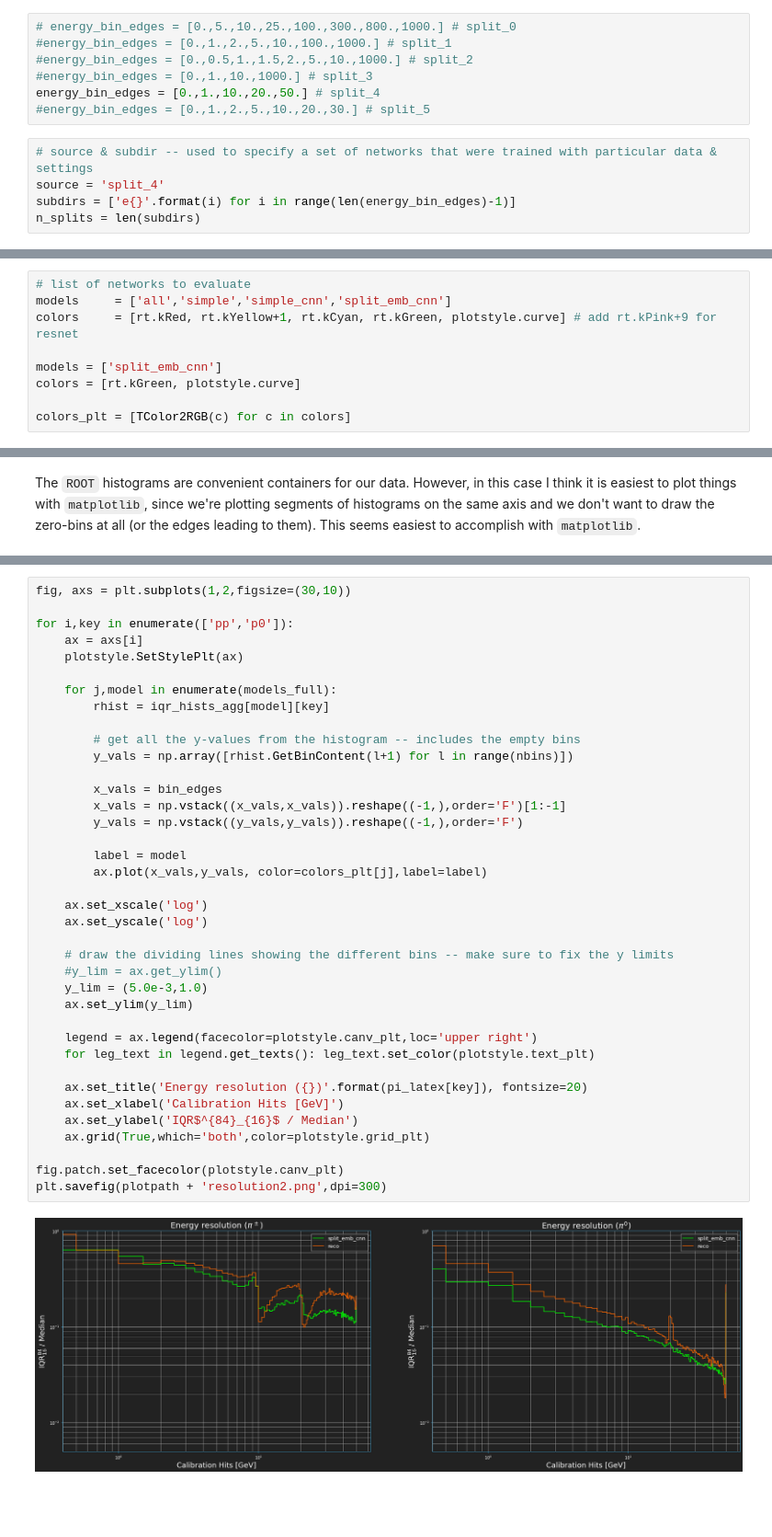
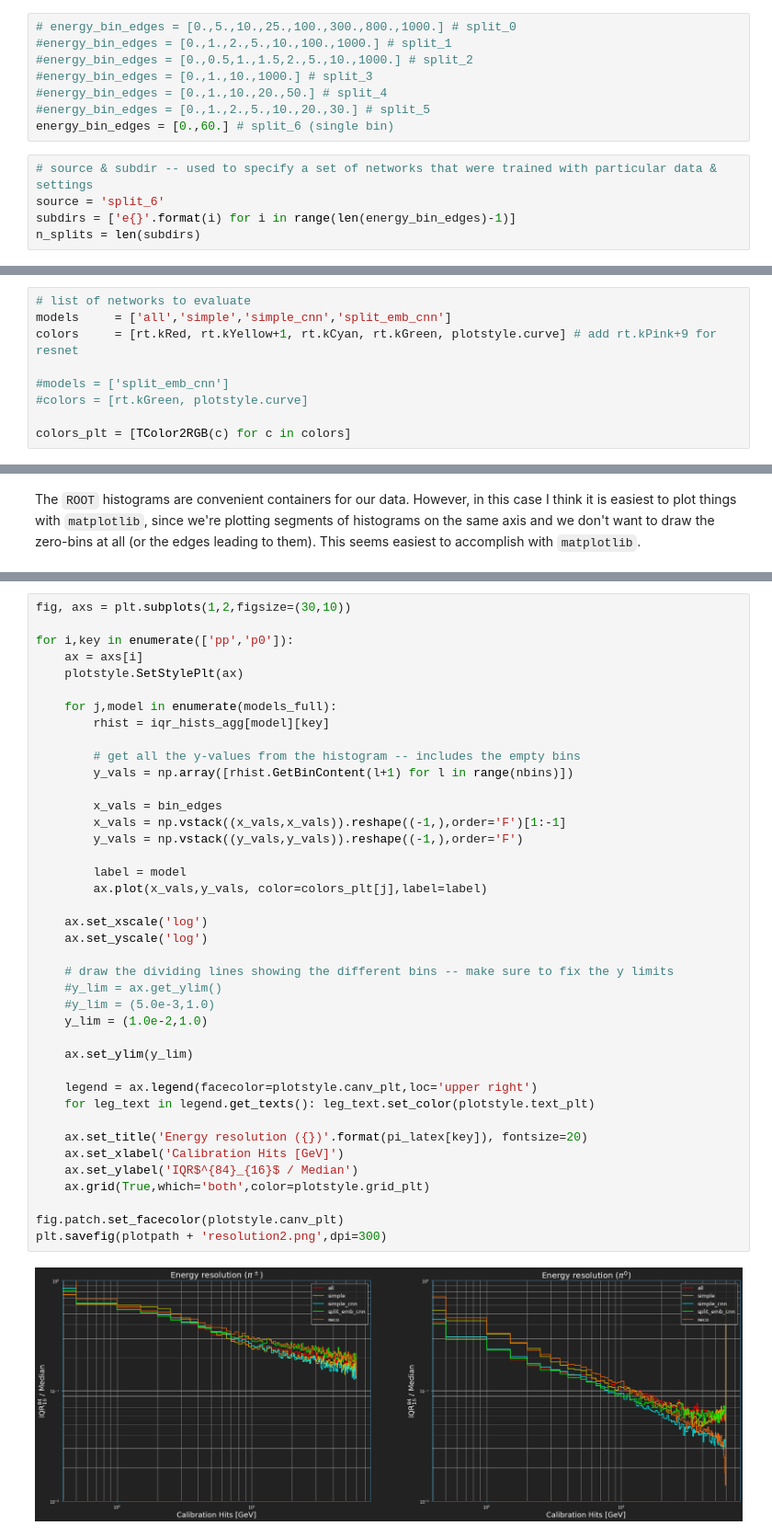
Before and after one commit to atlas-calo-ml/caloml-atlas, a Jupyter notebook: regression_binned/IQRComparison.ipynb, the cells around one changed output, grey strips where cells are left out. Shown at 92% size. Drawn from its saved outputs; the diff is of its cells as text; blank space fills up the shorter version.

```diff
--- a/regression_binned/IQRComparison.ipynb
+++ b/regression_binned/IQRComparison.ipynb
@@ -7,11 +7,12 @@ This notebook makes plots of energy resolution (defined by the interquartile ran
 #energy_bin_edges = [0.,1.,2.,5.,10.,100.,1000.] # split_1
 #energy_bin_edges = [0.,0.5,1.,1.5,2.,5.,10.,1000.] # split_2
 #energy_bin_edges = [0.,1.,10.,1000.] # split_3
-energy_bin_edges = [0.,1.,10.,20.,50.] # split_4
+#energy_bin_edges = [0.,1.,10.,20.,50.] # split_4
 #energy_bin_edges = [0.,1.,2.,5.,10.,20.,30.] # split_5
+energy_bin_edges = [0.,60.] # split_6 (single bin)
 # %%
 # source & subdir -- used to specify a set of networks that were trained with particular data & settings
-source = 'split_4'
+source = 'split_6'
 subdirs = ['e{}'.format(i) for i in range(len(energy_bin_edges)-1)]
 n_splits = len(subdirs)
 # %% [markdown]
@@ -69,8 +73,8 @@ def TColor2RGB(color_index):
 models     = ['all','simple','simple_cnn','split_emb_cnn']
 colors     = [rt.kRed, rt.kYellow+1, rt.kCyan, rt.kGreen, plotstyle.curve] # add rt.kPink+9 for resnet
 
-models = ['split_emb_cnn']
-colors = [rt.kGreen, plotstyle.curve]
+#models = ['split_emb_cnn']
+#colors = [rt.kGreen, plotstyle.curve]
 
 colors_plt = [TColor2RGB(c) for c in colors]
 # %%
@@ -253,32 +255,34 @@ for i,key in enumerate(['pp','p0']):
         rhist = iqr_hists_agg[model][key]
 
         # get all the y-values from the histogram -- includes the empty bins
         y_vals = np.array([rhist.GetBinContent(l+1) for l in range(nbins)])
 
         x_vals = bin_edges
         x_vals = np.vstack((x_vals,x_vals)).reshape((-1,),order='F')[1:-1]
         y_vals = np.vstack((y_vals,y_vals)).reshape((-1,),order='F')
 
         label = model
         ax.plot(x_vals,y_vals, color=colors_plt[j],label=label)
 
     ax.set_xscale('log')
     ax.set_yscale('log')
 
     # draw the dividing lines showing the different bins -- make sure to fix the y limits
     #y_lim = ax.get_ylim()
-    y_lim = (5.0e-3,1.0)
+    #y_lim = (5.0e-3,1.0)
+    y_lim = (1.0e-2,1.0)
+
     ax.set_ylim(y_lim)
 
     legend = ax.legend(facecolor=plotstyle.canv_plt,loc='upper right')
     for leg_text in legend.get_texts(): leg_text.set_color(plotstyle.text_plt)
 
     ax.set_title('Energy resolution ({})'.format(pi_latex[key]), fontsize=20)
     ax.set_xlabel('Calibration Hits [GeV]')
     ax.set_ylabel('IQR$^{84}_{16}$ / Median')
     ax.grid(True,which='both',color=plotstyle.grid_plt)
 
 fig.patch.set_facecolor(plotstyle.canv_plt)
 plt.savefig(plotpath + 'resolution2.png',dpi=300)
 # %% [output]
-[figure, old version]
+[figure, new version]
```
Also changed, not shown: parts of 3 cells of this notebook, 5 other files.
